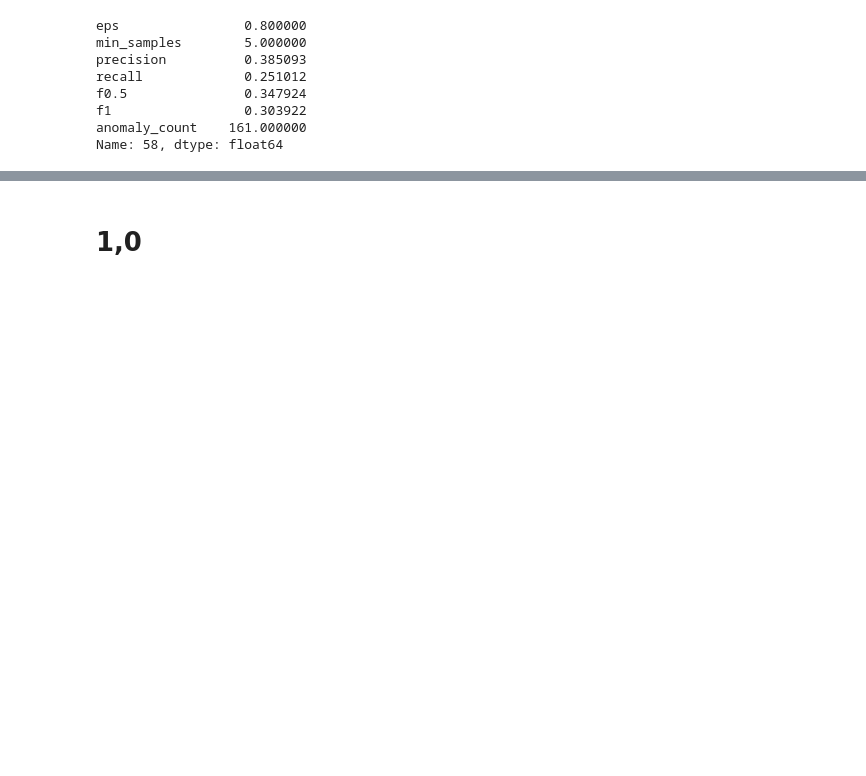
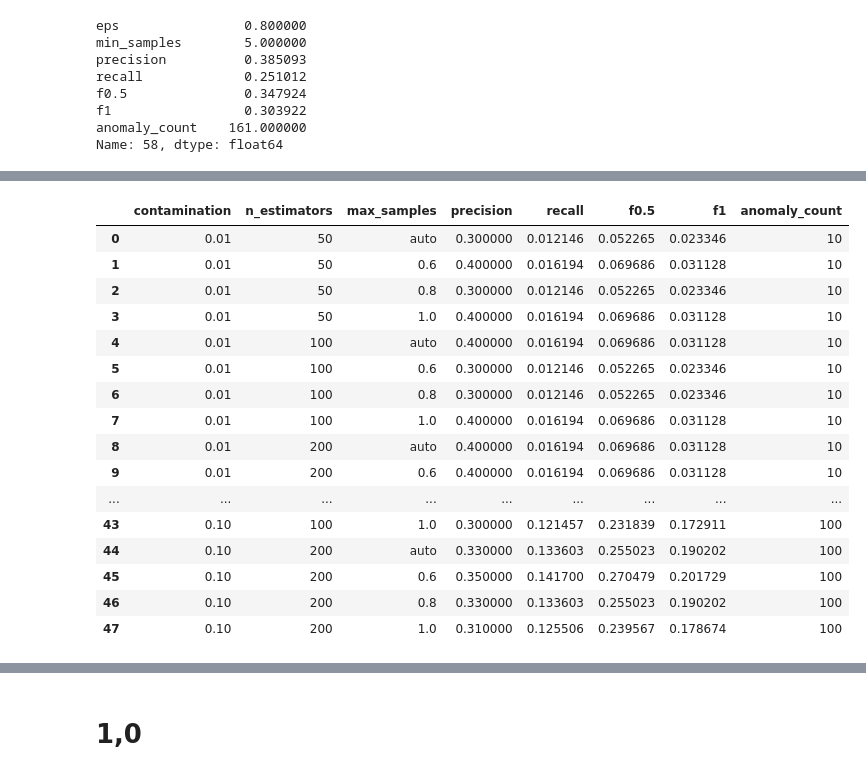
Before and after one commit to inkkuli/fraud_Insurance, a Jupyter notebook: fraud.ipynb, the cells around one changed output, grey strips where cells are left out. Saved outputs shown, nothing was run; the diff lists cells and outputs as text; code cells hidden in the pictures; blank space fills up the shorter version.

```diff
--- a/fraud.ipynb
+++ b/fraud.ipynb
@@ -1409,0 +1525,22 @@ Name: 58, dtype: float64
+# %%
+results_df, best = evaluate_if_performance_with_best(df_cleaned, df, label_col='fraud_reported')
+# %%
+results_df
+# %% [output]
+|  | contamination | n_estimators | max_samples | precision | recall | f0.5 | f1 | anomaly_count |
+| 0 | 0.01 | 50 | auto | 0.300000 | 0.012146 | 0.052265 | 0.023346 | 10 |
+| 1 | 0.01 | 50 | 0.6 | 0.400000 | 0.016194 | 0.069686 | 0.031128 | 10 |
+| 2 | 0.01 | 50 | 0.8 | 0.300000 | 0.012146 | 0.052265 | 0.023346 | 10 |
+| 3 | 0.01 | 50 | 1.0 | 0.400000 | 0.016194 | 0.069686 | 0.031128 | 10 |
+| 4 | 0.01 | 100 | auto | 0.400000 | 0.016194 | 0.069686 | 0.031128 | 10 |
+| 5 | 0.01 | 100 | 0.6 | 0.300000 | 0.012146 | 0.052265 | 0.023346 | 10 |
+| 6 | 0.01 | 100 | 0.8 | 0.300000 | 0.012146 | 0.052265 | 0.023346 | 10 |
+| 7 | 0.01 | 100 | 1.0 | 0.400000 | 0.016194 | 0.069686 | 0.031128 | 10 |
+| 8 | 0.01 | 200 | auto | 0.400000 | 0.016194 | 0.069686 | 0.031128 | 10 |
+| 9 | 0.01 | 200 | 0.6 | 0.400000 | 0.016194 | 0.069686 | 0.031128 | 10 |
+| ... | ... | ... | ... | ... | ... | ... | ... | ... |
+| 43 | 0.10 | 100 | 1.0 | 0.300000 | 0.121457 | 0.231839 | 0.172911 | 100 |
+| 44 | 0.10 | 200 | auto | 0.330000 | 0.133603 | 0.255023 | 0.190202 | 100 |
+| 45 | 0.10 | 200 | 0.6 | 0.350000 | 0.141700 | 0.270479 | 0.201729 | 100 |
+| 46 | 0.10 | 200 | 0.8 | 0.330000 | 0.133603 | 0.255023 | 0.190202 | 100 |
+| 47 | 0.10 | 200 | 1.0 | 0.310000 | 0.125506 | 0.239567 | 0.178674 | 100 |
```
Also changed, not shown: parts of 19 cells of this notebook.
